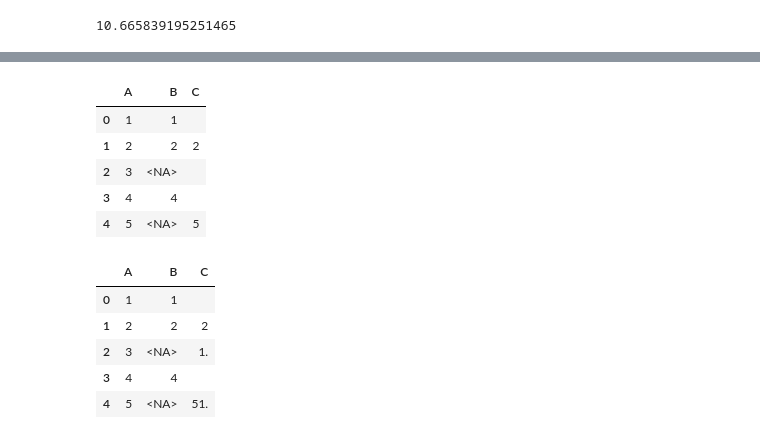
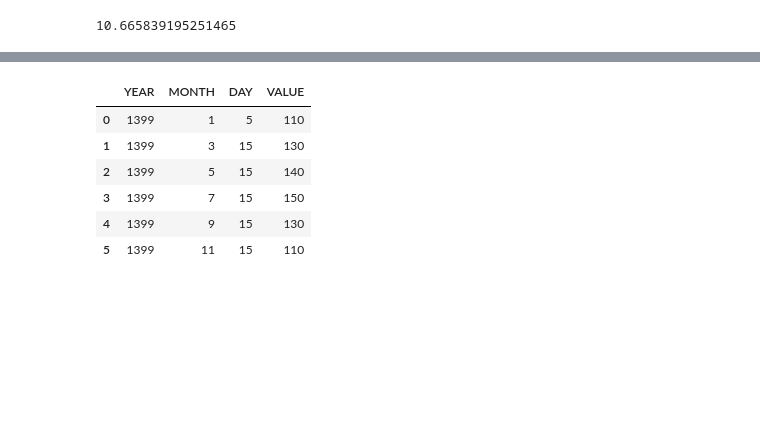
Before and after one commit to shirazipooya/dashboard, a Jupyter notebook: notebook.ipynb, the cells around one changed output, grey strips where cells are left out. Saved outputs shown, nothing was run; the diff lists cells and outputs as text; code cells hidden in the pictures; blank space fills up the shorter version.

```diff
--- a/notebook.ipynb
+++ b/notebook.ipynb
@@ -104,23 +104,3 @@ df
 | 33 | ازغند | ازغند | جاده نای | NaN | 1400 | 10 | 19 | 1400-10-19 | ... |
 | 34 | ازغند | ازغند | جاده نای | NaN | 1400 | 11 | 19 | 1400-11-19 | ... |
 | 35 | ازغند | ازغند | جاده نای | NaN | 1400 | 12 | 19 | 1400-12-19 | ... |
-# %%
-import pandas as pd
-
-
-df = pd.DataFrame(
-    {
-        "A": [1, 2, 3, 4, 5],
-        "B": [1, 2, pd.NA, 4, pd.NA],
-        "C": ["", "2", "", "", "5"],
-    }
-)
-
-df
-# %% [output]
-|  | A | B | C |
-| 0 | 1 | 1 |  |
-| 1 | 2 | 2 | 2 |
-| 2 | 3 | <NA> |  |
-| 3 | 4 | 4 |  |
-| 4 | 5 | <NA> | 5 |
@@ -129,9 +107,30 @@ df.loc[df[df["B"].isna()].index, "C"] = df.loc[df[df["B"].isna()].index, "C"] +
-# %%
-df
-# %% [output]
-|  | A | B | C |
-| 0 | 1 | 1 |  |
-| 1 | 2 | 2 | 2 |
-| 2 | 3 | <NA> | 1. |
-| 3 | 4 | 4 |  |
-| 4 | 5 | <NA> | 51. |
+# %%
+import pandas as pd
+
+
+df1 = pd.DataFrame(
+    {
+        "YEAR": [1399, 1399, 1399, 1399, 1399, 1399],
+        "MONTH": [1, 3, 5, 7, 9, 11],
+        "DAY": [5, 15, 15, 15, 15, 15],
+    }
+)
+
+df2 = pd.DataFrame(
+    {
+        "YEAR": [1399, 1399, 1399, 1399, 1399, 1399, 1399, 1399, 1399, 1399, 1399, 1399],
+        "MONTH": [1, 2, 3, 4, 5, 6, 7, 8, 9, 10, 11, 12],
+        "DAY": [5, 15, 15, 15, 15, 15, 15, 15, 15, 15, 15, 20],
+        "VALUE": [110, 140, 130, 130, 140, 120, 150, 140, 130, 120, 110, 100],
+    }
+)
+
+df1.merge(df2, on=["YEAR", "MONTH", "DAY"], how="left")
+# %% [output]
+|  | YEAR | MONTH | DAY | VALUE |
+| 0 | 1399 | 1 | 5 | 110 |
+| 1 | 1399 | 3 | 15 | 130 |
+| 2 | 1399 | 5 | 15 | 140 |
+| 3 | 1399 | 7 | 15 | 150 |
+| 4 | 1399 | 9 | 15 | 130 |
+| 5 | 1399 | 11 | 15 | 110 |
```
Also changed, not shown: parts of 3 cells of this notebook, 7 other files.
